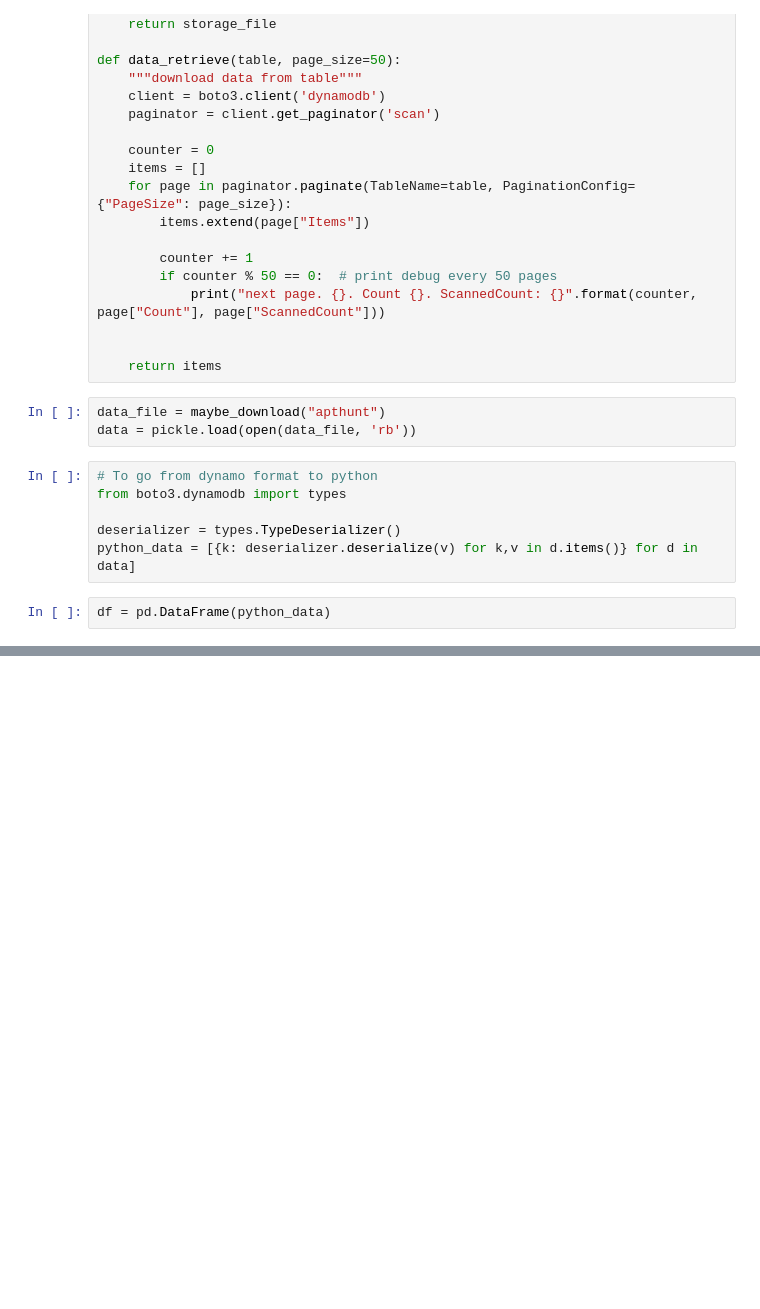
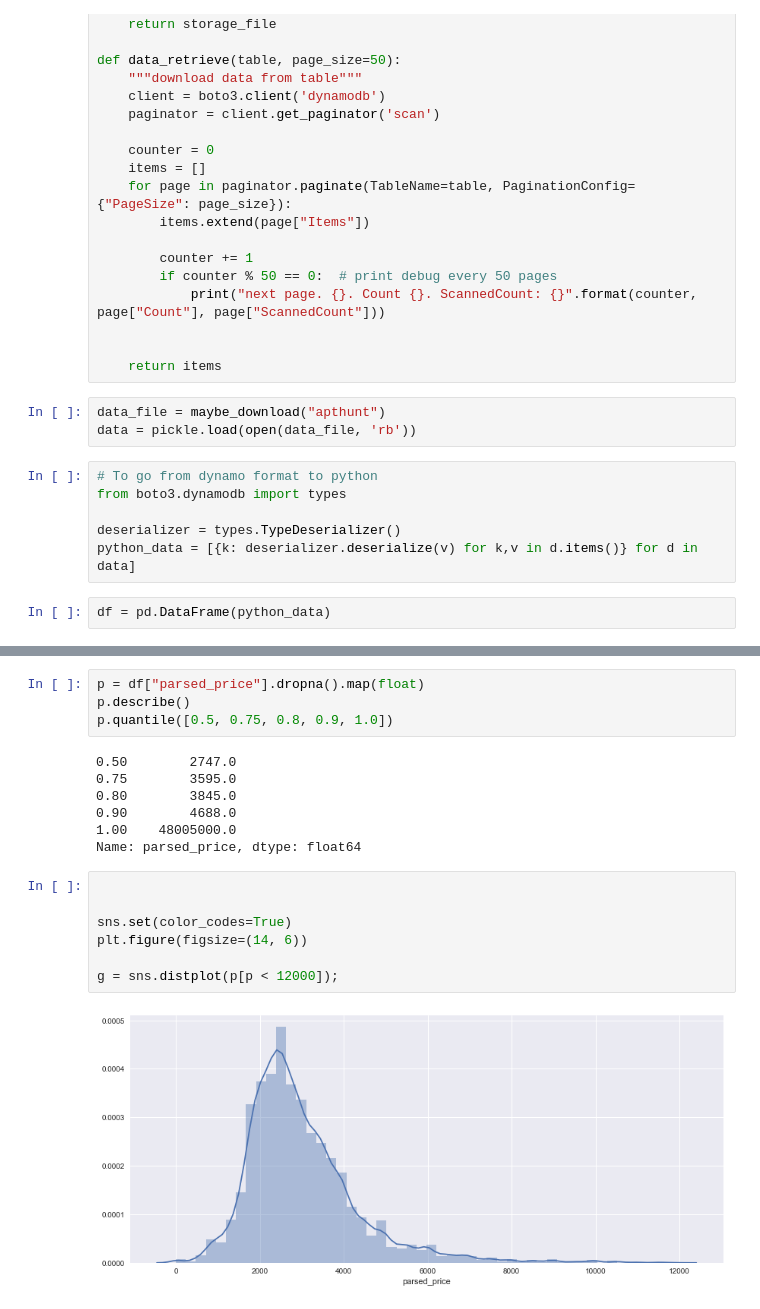
Before and after one commit to vistrcm/apthunt, a Jupyter notebook: analysis/analyze.ipynb, the cells around one changed output, grey strips where cells are left out. Saved outputs shown, nothing was run; the diff lists cells and outputs as text; blank space fills up the shorter version.

```diff
--- a/analysis/analyze.ipynb
+++ b/analysis/analyze.ipynb
@@ -61,0 +131,20 @@ Name: parsed_district, dtype: object
+# %%
+p = df["parsed_price"].dropna().map(float)
+p.describe()
+p.quantile([0.5, 0.75, 0.8, 0.9, 1.0])
+# %% [output]
+0.50        2747.0
+0.75        3595.0
+0.80        3845.0
+0.90        4688.0
+1.00    48005000.0
+Name: parsed_price, dtype: float64
+# %%
+
+
+sns.set(color_codes=True)
+plt.figure(figsize=(14, 6))
+
+g = sns.distplot(p[p < 12000]);
+# %% [output]
+[figure, added]
```
Also changed, not shown: parts of 11 cells of this notebook.
